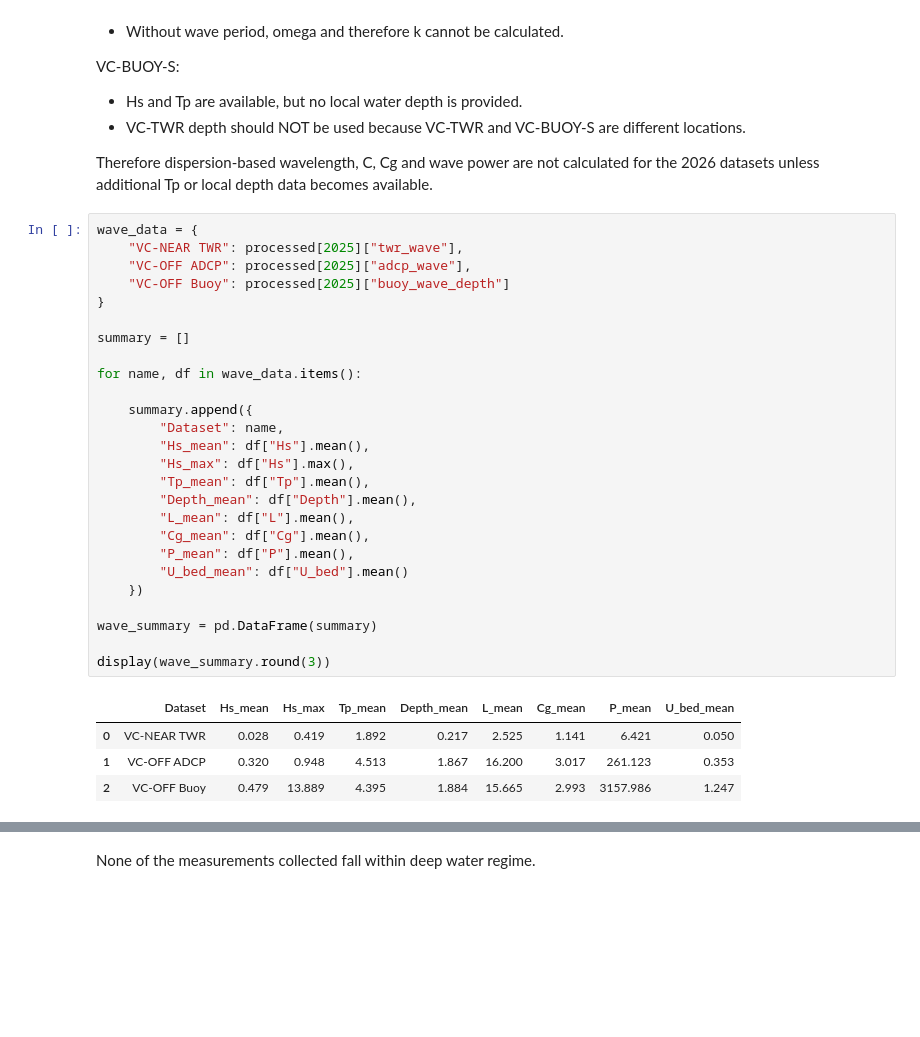
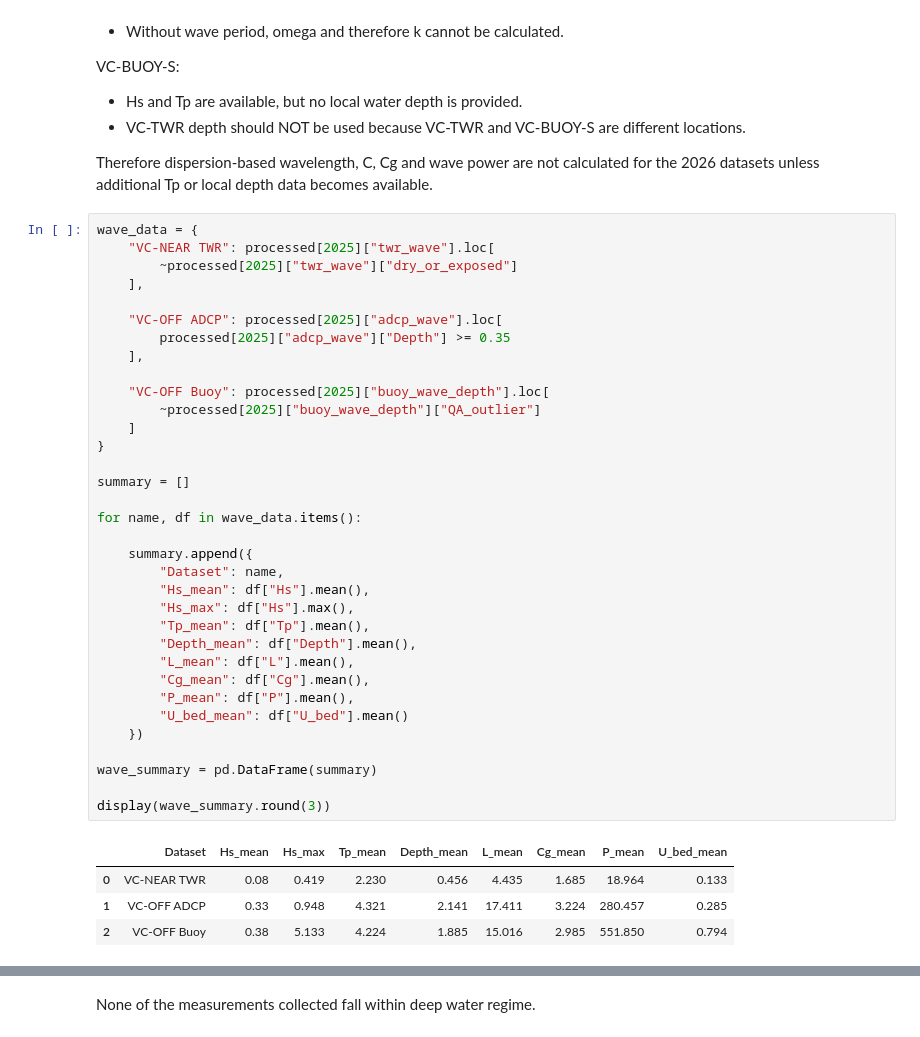
Before and after one commit to ingebrijker/MekongDeltaMDP, a Jupyter notebook: hydro_src/data_parsing.ipynb, the cells around one changed output, grey strips where cells are left out. Cells and saved outputs as stored; diff of their text form; blank space fills up the shorter version.

```diff
--- a/hydro_src/data_parsing.ipynb
+++ b/hydro_src/data_parsing.ipynb
@@ -410,35 +410,43 @@ VC-BUOY-S:
 Therefore dispersion-based wavelength, C, Cg and wave power are not calculated for the 2026 datasets unless additional Tp or local depth data becomes available.
 # %%
 wave_data = {
-    "VC-NEAR TWR": processed[2025]["twr_wave"],
-    "VC-OFF ADCP": processed[2025]["adcp_wave"],
-    "VC-OFF Buoy": processed[2025]["buoy_wave_depth"]
+    "VC-NEAR TWR": processed[2025]["twr_wave"].loc[
+        ~processed[2025]["twr_wave"]["dry_or_exposed"]
+    ],
+
+    "VC-OFF ADCP": processed[2025]["adcp_wave"].loc[
+        processed[2025]["adcp_wave"]["Depth"] >= 0.35
+    ],
+
+    "VC-OFF Buoy": processed[2025]["buoy_wave_depth"].loc[
+        ~processed[2025]["buoy_wave_depth"]["QA_outlier"]
+    ]
 }
 
 summary = []
 
 for name, df in wave_data.items():
 
     summary.append({
         "Dataset": name,
         "Hs_mean": df["Hs"].mean(),
         "Hs_max": df["Hs"].max(),
         "Tp_mean": df["Tp"].mean(),
         "Depth_mean": df["Depth"].mean(),
         "L_mean": df["L"].mean(),
         "Cg_mean": df["Cg"].mean(),
         "P_mean": df["P"].mean(),
         "U_bed_mean": df["U_bed"].mean()
     })
 
 wave_summary = pd.DataFrame(summary)
 
 display(wave_summary.round(3))
 # %% [output]
 |  | Dataset | Hs_mean | Hs_max | Tp_mean | Depth_mean | L_mean | Cg_mean | P_mean | U_bed_mean |
-| 0 | VC-NEAR TWR | 0.028 | 0.419 | 1.892 | 0.217 | 2.525 | 1.141 | 6.421 | 0.050 |
-| 1 | VC-OFF ADCP | 0.320 | 0.948 | 4.513 | 1.867 | 16.200 | 3.017 | 261.123 | 0.353 |
-| 2 | VC-OFF Buoy | 0.479 | 13.889 | 4.395 | 1.884 | 15.665 | 2.993 | 3157.986 | 1.247 |
+| 0 | VC-NEAR TWR | 0.08 | 0.419 | 2.230 | 0.456 | 4.435 | 1.685 | 18.964 | 0.133 |
+| 1 | VC-OFF ADCP | 0.33 | 0.948 | 4.321 | 2.141 | 17.411 | 3.224 | 280.457 | 0.285 |
+| 2 | VC-OFF Buoy | 0.38 | 5.133 | 4.224 | 1.885 | 15.016 | 2.985 | 551.850 | 0.794 |
 # %%
 for name, df in wave_data.items():
 
```
Also changed, not shown: parts of 16 cells of this notebook.
